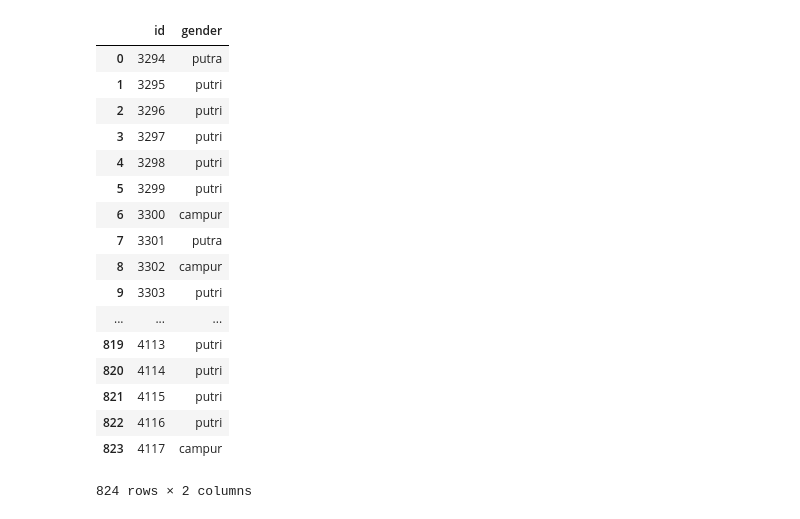
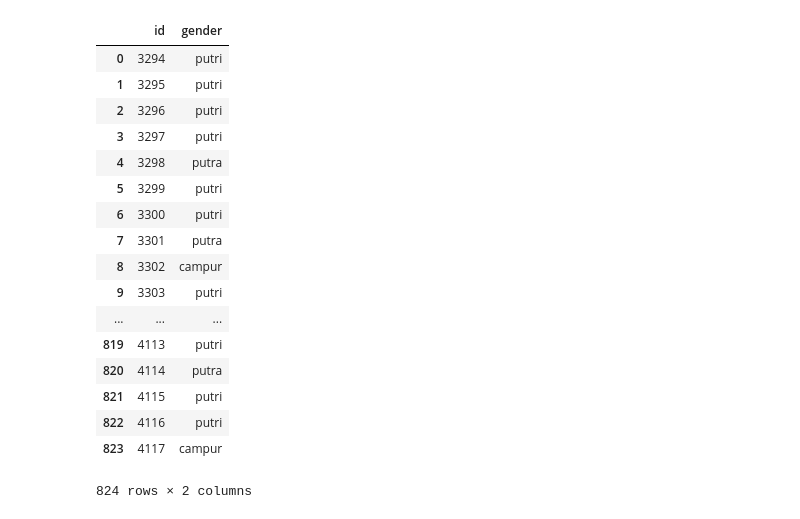
Before and after one commit to FarhanSetyaD/DataMining-Competition-JOINTS-UGM-2019, a Jupyter notebook: Preprocessing.ipynb, the cells around one changed output. Saved outputs shown, nothing was run; the diff lists cells and outputs as text; code cells hidden in the pictures.

Commit message:
drop fac_7 and predict with fillna

```diff
--- a/Preprocessing.ipynb
+++ b/Preprocessing.ipynb
@@ -24,18 +44,18 @@ test = pd.read_csv('test_data.csv')
 # train = train.reset_index(drop=True)
 # train
 # %%
-# dictionaries = {'putri': -1, 'putra': 1, 'campur': 0}
-# df_gender = train['gender']
+dictionaries = {'putri': -1, 'putra': 1, 'campur': 0}
+df_gender = train['gender']
 # df_gender
-#dictionaries['putri']
+# dictionaries['putri']
 # %%
-# number = []
-# for i in df_gender:
+number = []
+for i in df_gender:
 
-#     numbered = dictionaries[i]
-#     number.append(numbered)
+    numbered = dictionaries[i]
+    number.append(numbered)
 # number
 # %%
-# dict_data = {'gender': number}
-# df_gender = pd.DataFrame.from_dict(dict_data)
-# df_gender
+dict_data = {'gender': number}
+df_gender = pd.DataFrame.from_dict(dict_data)
+df_gender
@@ -42,10 +81,10 @@ test = pd.read_csv('test_data.csv')
 # %%
-# train['gender'] = df_gender['gender']
-# train = train.drop('gender')
+train['gender'] = df_gender['gender']
+# train = train.drop('gender', axis=1)
 # train = pd.concat([train, df_gender])
 # train = train.reset_index()
-# train
+# train = train.drop('index', axis=1)
 # imp = SimpleImputer()
 # imp.fit(train)
 # train = imp.transform(train)
-# train
+train
@@ -194,28 +253,28 @@ array([ 1., -1., -1., -1., -1., -1.,  0.,  1.,  0., -1.,  1., -1., -1.,
 # %%
 # type(test_id)
 converter = {-1: 'putri', 0:'campur', 1:'putra'}
 
 predict = [converter[x] for x in predict]
 predict_series = pd.Series(data=predict, name='gender')
 submission = pd.DataFrame([test_id, predict_series])
 submission = submission.transpose()
-submission.to_csv('11th_submission_gradientboost_regression.csv', index=False)
+# submission.to_csv('12th_submission_gradientboost_regression.csv', index=False)
 submission
 # %% [output]
 |  | id | gender |
-| 0 | 3294 | putra |
+| 0 | 3294 | putri |
 | 1 | 3295 | putri |
 | 2 | 3296 | putri |
 | 3 | 3297 | putri |
-| 4 | 3298 | putri |
+| 4 | 3298 | putra |
 | 5 | 3299 | putri |
-| 6 | 3300 | campur |
+| 6 | 3300 | putri |
 | 7 | 3301 | putra |
 | 8 | 3302 | campur |
 | 9 | 3303 | putri |
 | ... | ... | ... |
 | 819 | 4113 | putri |
-| 820 | 4114 | putri |
+| 820 | 4114 | putra |
 | 821 | 4115 | putri |
 | 822 | 4116 | putri |
 | 823 | 4117 | campur |
```
Also changed, not shown: parts of 8 cells of this notebook, 1 other file.
